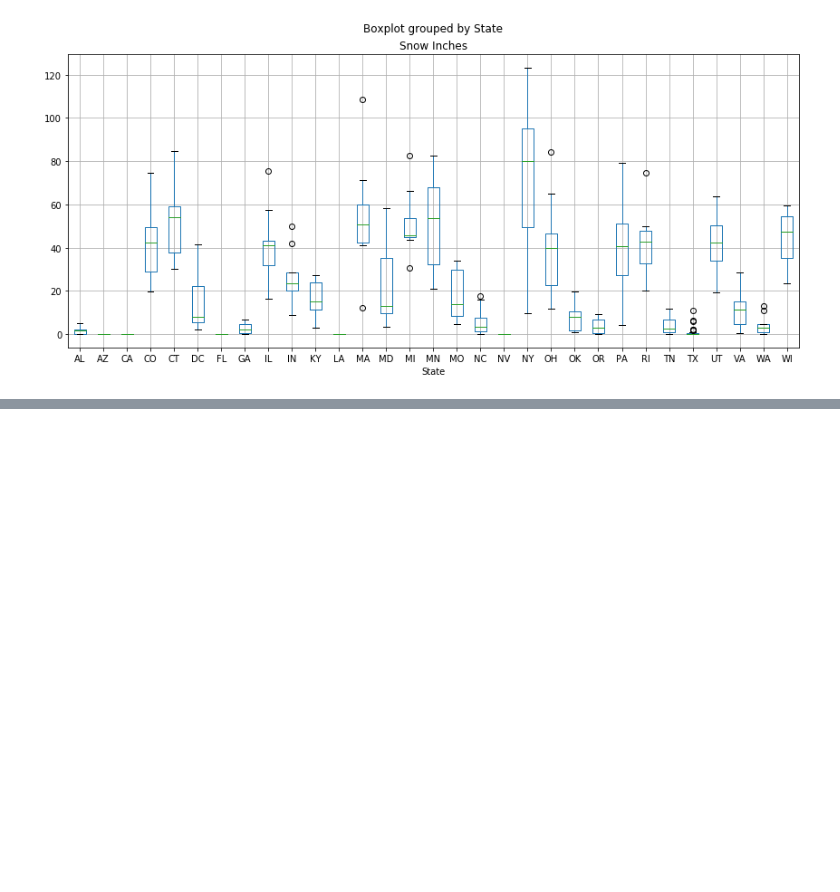
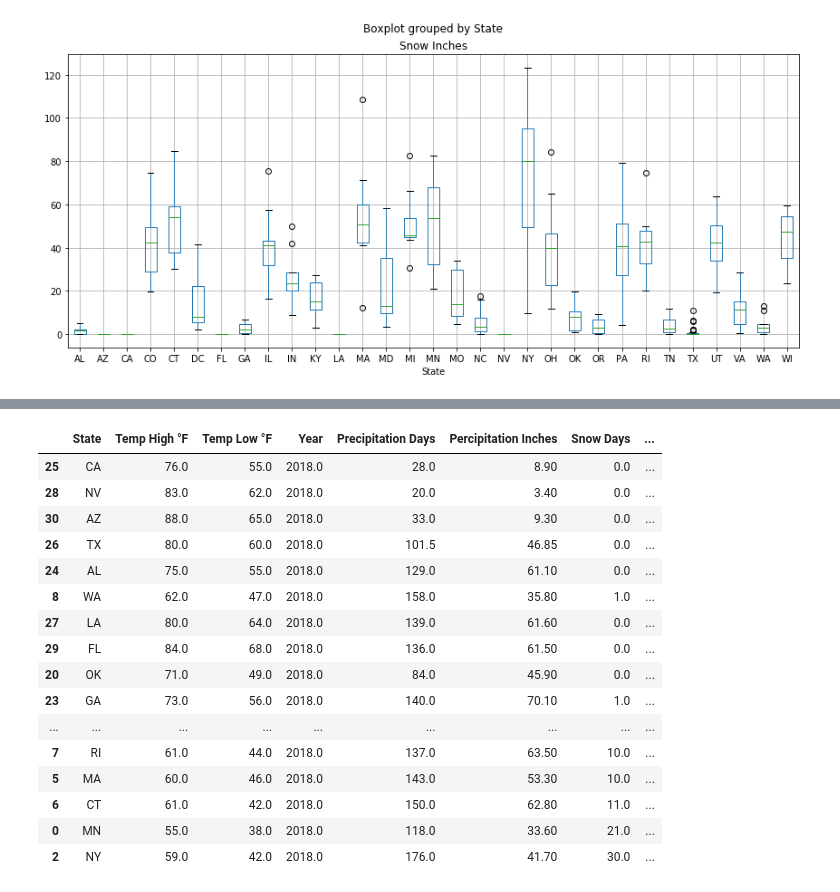
Before and after one commit to prakashbalasubramaniam/The_Incredible_Quad, a Jupyter notebook: Climate_analysis/climate_main_analysis.ipynb, the cells around one changed output, grey strips where cells are left out. Drawn from its saved outputs; the diff is of its cells as text; code cells hidden in the pictures; blank space fills up the shorter version.

```diff
--- a/Climate_analysis/climate_main_analysis.ipynb
+++ b/Climate_analysis/climate_main_analysis.ipynb
@@ -211,0 +206,17 @@ plt.show()
+# %%
+#Weight Summed Analysis to rank climate
+no_of_metrics = 4
+metric_weightage = 1/no_of_metrics
+temphigh_median = climate_data_df_2018_sorted['Temp High °F'].median()
+templow_max = climate_data_df_2018_sorted['Temp Low °F'].median()
+percipitation_max = climate_data_df_2018_sorted['Percipitation Inches'].median()
+snow_min = min(climate_data_df_2018_sorted['Snow Inches'])
+
+#handle if snow_min = 0 to set to 1 to avoid division error
+if snow_min == 0:
+    snow_min = 1
+climate_data_df_2018_sorted['Temp High WSA'] = climate_data_df_2018_sorted['Temp High °F']/temphigh_median*metric_weightage
+climate_data_df_2018_sorted['Temp Low WSA'] = climate_data_df_2018_sorted['Temp Low °F']/templow_max*metric_weightage
+climate_data_df_2018_sorted['Percipitation Inches WSA'] = climate_data_df_2018_sorted['Percipitation Inches']/percipitation_max*metric_weightage
+climate_data_df_2018_sorted['Snow Inches WSA'] = climate_data_df_2018_sorted['Snow Inches']/snow_min*metric_weightage
+climate_data_df_2018_sorted['Total WSA'] = climate_data_df_2018_sorted['Temp High WSA']+climate_data_df_2018_sorted['Temp Low WSA']+climate_data_df_2018_sorted['Percipitation Inches WSA']+climate_data_df_2018_sorted['Snow Inches WSA']
@@ -211,0 +232,24 @@ plt.show()
+# %%
+#Sort table by Total WSA to pick top 20 states
+climate_data_df_2018_sorted_wsa = climate_data_df_2018_sorted.sort_values(by=['Total WSA'])
+
+#show sorted table by WSA
+climate_data_df_2018_sorted_wsa.head(40)
+# %% [output]
+|  | State | Temp High °F | Temp Low °F | Year | Precipitation Days | Percipitation Inches | Snow Days | ... |
+| 25 | CA | 76.0 | 55.0 | 2018.0 | 28.0 | 8.90 | 0.0 | ... |
+| 28 | NV | 83.0 | 62.0 | 2018.0 | 20.0 | 3.40 | 0.0 | ... |
+| 30 | AZ | 88.0 | 65.0 | 2018.0 | 33.0 | 9.30 | 0.0 | ... |
+| 26 | TX | 80.0 | 60.0 | 2018.0 | 101.5 | 46.85 | 0.0 | ... |
+| 24 | AL | 75.0 | 55.0 | 2018.0 | 129.0 | 61.10 | 0.0 | ... |
+| 8 | WA | 62.0 | 47.0 | 2018.0 | 158.0 | 35.80 | 1.0 | ... |
+| 27 | LA | 80.0 | 64.0 | 2018.0 | 139.0 | 61.60 | 0.0 | ... |
+| 29 | FL | 84.0 | 68.0 | 2018.0 | 136.0 | 61.50 | 0.0 | ... |
+| 20 | OK | 71.0 | 49.0 | 2018.0 | 84.0 | 45.90 | 0.0 | ... |
+| 23 | GA | 73.0 | 56.0 | 2018.0 | 140.0 | 70.10 | 1.0 | ... |
+| ... | ... | ... | ... | ... | ... | ... | ... | ... |
+| 7 | RI | 61.0 | 44.0 | 2018.0 | 137.0 | 63.50 | 10.0 | ... |
+| 5 | MA | 60.0 | 46.0 | 2018.0 | 143.0 | 53.30 | 10.0 | ... |
+| 6 | CT | 61.0 | 42.0 | 2018.0 | 150.0 | 62.80 | 11.0 | ... |
+| 0 | MN | 55.0 | 38.0 | 2018.0 | 118.0 | 33.60 | 21.0 | ... |
+| 2 | NY | 59.0 | 42.0 | 2018.0 | 176.0 | 41.70 | 30.0 | ... |
```
Also changed, not shown: parts of 2 cells of this notebook, 1 other file.
